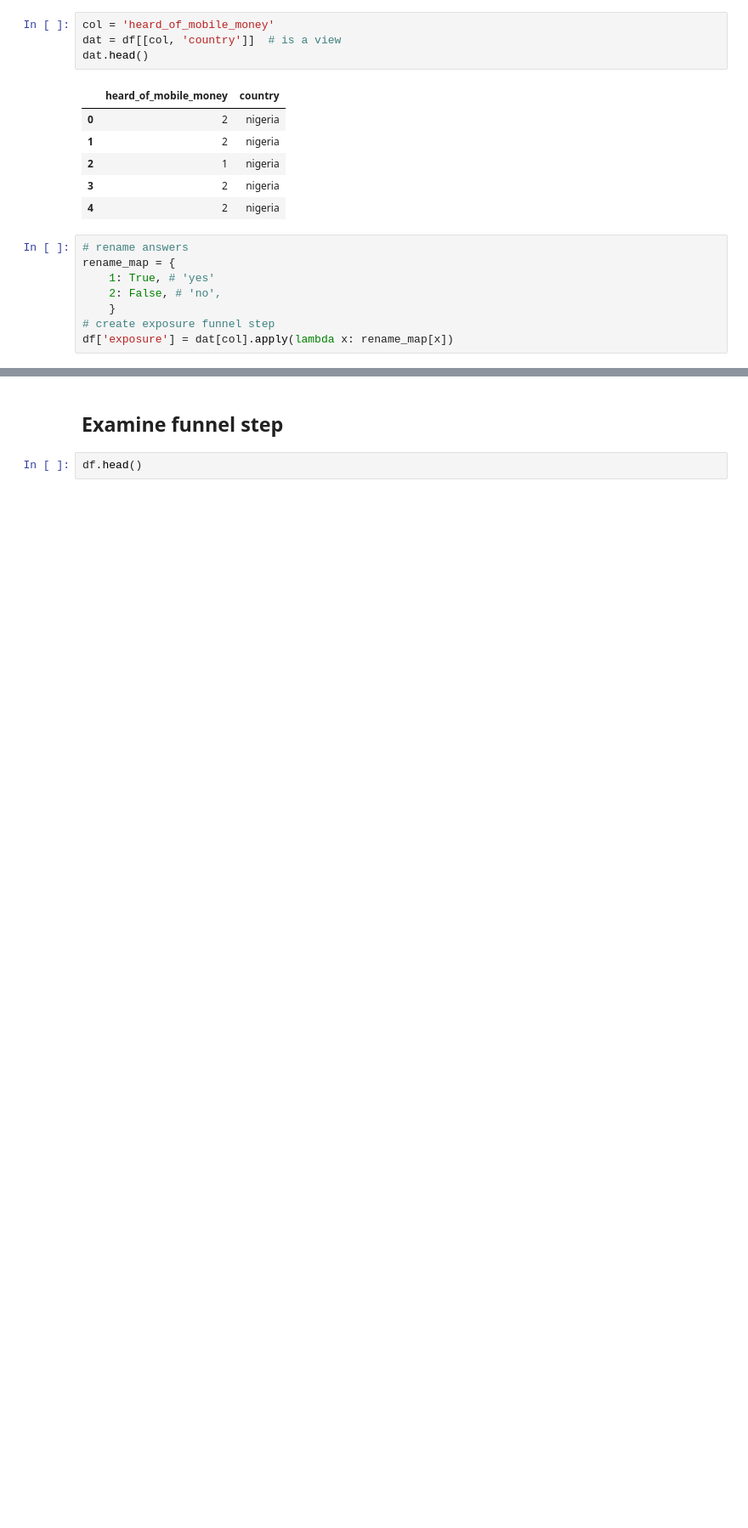
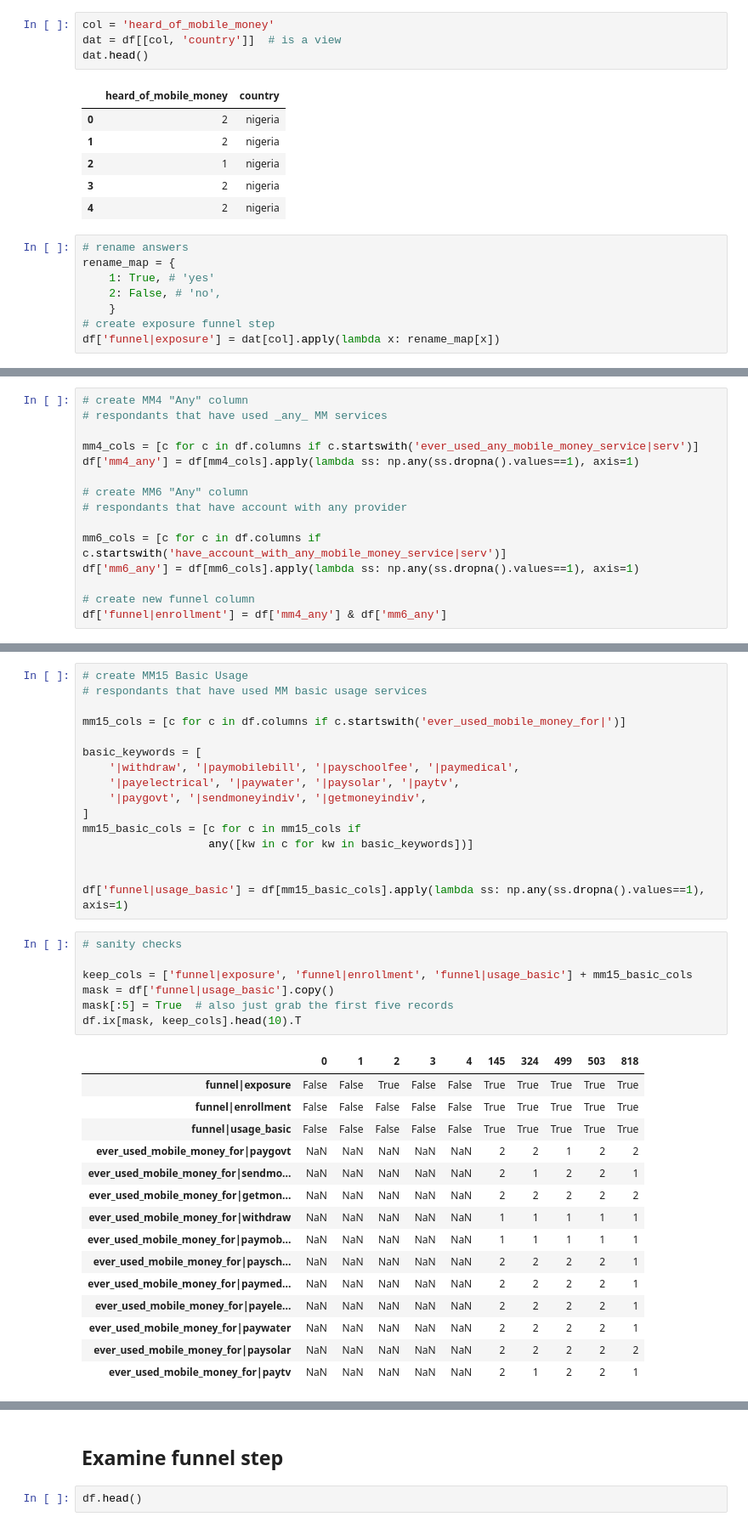
Before and after one commit to cturner500/DoPLER, a Jupyter notebook: funnel_analysis.ipynb, the cells around one changed output, grey strips where cells are left out. Shown: that part at 85% size. Cells and saved outputs as stored; diff of their text form; blank space fills up the shorter version.

Commit message:
funnel steps: enrollment and basic usage

```diff
--- a/funnel_analysis.ipynb
+++ b/funnel_analysis.ipynb
@@ -416,4 +415,4 @@ rename_map = {
     2: False, # 'no',
     }
 # create exposure funnel step
-df['exposure'] = dat[col].apply(lambda x: rename_map[x])
+df['funnel|exposure'] = dat[col].apply(lambda x: rename_map[x])
@@ -419,0 +463,15 @@ df['exposure'] = dat[col].apply(lambda x: rename_map[x])
+# %%
+# create MM4 "Any" column
+# respondants that have used _any_ MM services
+
+mm4_cols = [c for c in df.columns if c.startswith('ever_used_any_mobile_money_service|serv')]
+df['mm4_any'] = df[mm4_cols].apply(lambda ss: np.any(ss.dropna().values==1), axis=1)
+
+# create MM6 "Any" column
+# respondants that have account with any provider
+
+mm6_cols = [c for c in df.columns if c.startswith('have_account_with_any_mobile_money_service|serv')]
+df['mm6_any'] = df[mm6_cols].apply(lambda ss: np.any(ss.dropna().values==1), axis=1)
+
+# create new funnel column
+df['funnel|enrollment'] = df['mm4_any'] & df['mm6_any']
@@ -419,0 +548,39 @@ df['exposure'] = dat[col].apply(lambda x: rename_map[x])
+# %%
+# create MM15 Basic Usage
+# respondants that have used MM basic usage services
+
+mm15_cols = [c for c in df.columns if c.startswith('ever_used_mobile_money_for|')]
+
+basic_keywords = [
+    '|withdraw', '|paymobilebill', '|payschoolfee', '|paymedical',
+    '|payelectrical', '|paywater', '|paysolar', '|paytv',
+    '|paygovt', '|sendmoneyindiv', '|getmoneyindiv',
+]
+mm15_basic_cols = [c for c in mm15_cols if
+                   any([kw in c for kw in basic_keywords])]
+
+
+df['funnel|usage_basic'] = df[mm15_basic_cols].apply(lambda ss: np.any(ss.dropna().values==1), axis=1)
+# %%
+# sanity checks
+
+keep_cols = ['funnel|exposure', 'funnel|enrollment', 'funnel|usage_basic'] + mm15_basic_cols
+mask = df['funnel|usage_basic'].copy()
+mask[:5] = True  # also just grab the first five records
+df.ix[mask, keep_cols].head(10).T
+# %% [output]
+|  | 0 | 1 | 2 | 3 | 4 | 145 | 324 | 499 | 503 | 818 |
+| funnel|exposure | False | False | True | False | False | True | True | True | True | True |
+| funnel|enrollment | False | False | False | False | False | True | True | True | True | True |
+| funnel|usage_basic | False | False | False | False | False | True | True | True | True | True |
+| ever_used_mobile_money_for|paygovt | NaN | NaN | NaN | NaN | NaN | 2 | 2 | 1 | 2 | 2 |
+| ever_used_mobile_money_for|sendmo... | NaN | NaN | NaN | NaN | NaN | 2 | 1 | 2 | 2 | 1 |
+| ever_used_mobile_money_for|getmon... | NaN | NaN | NaN | NaN | NaN | 2 | 2 | 2 | 2 | 2 |
+| ever_used_mobile_money_for|withdraw | NaN | NaN | NaN | NaN | NaN | 1 | 1 | 1 | 1 | 1 |
+| ever_used_mobile_money_for|paymob... | NaN | NaN | NaN | NaN | NaN | 1 | 1 | 1 | 1 | 1 |
+| ever_used_mobile_money_for|paysch... | NaN | NaN | NaN | NaN | NaN | 2 | 2 | 2 | 2 | 1 |
+| ever_used_mobile_money_for|paymed... | NaN | NaN | NaN | NaN | NaN | 2 | 2 | 2 | 2 | 1 |
+| ever_used_mobile_money_for|payele... | NaN | NaN | NaN | NaN | NaN | 2 | 2 | 2 | 2 | 1 |
+| ever_used_mobile_money_for|paywater | NaN | NaN | NaN | NaN | NaN | 2 | 2 | 2 | 2 | 1 |
+| ever_used_mobile_money_for|paysolar | NaN | NaN | NaN | NaN | NaN | 2 | 2 | 2 | 2 | 2 |
+| ever_used_mobile_money_for|paytv | NaN | NaN | NaN | NaN | NaN | 2 | 1 | 2 | 2 | 1 |
```
Also changed, not shown: parts of 26 cells of this notebook.
